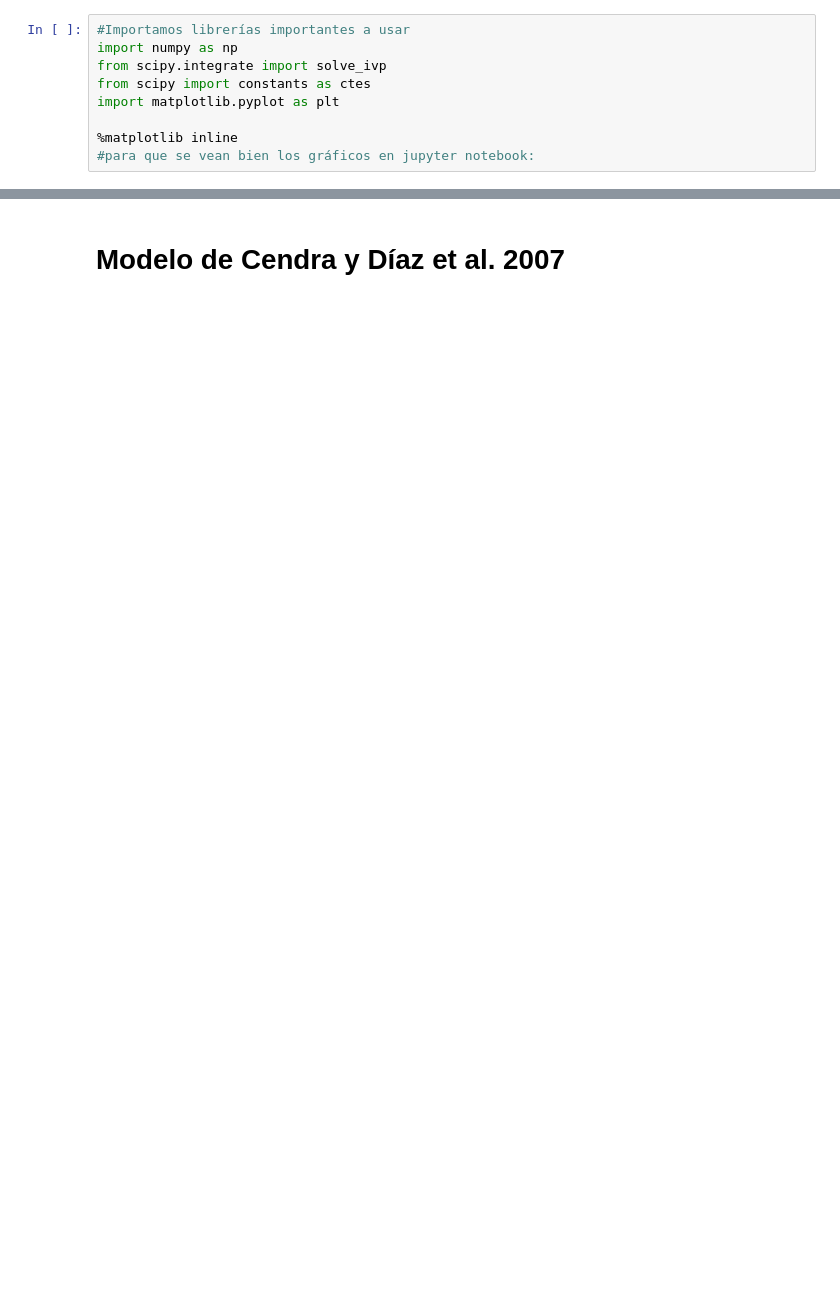
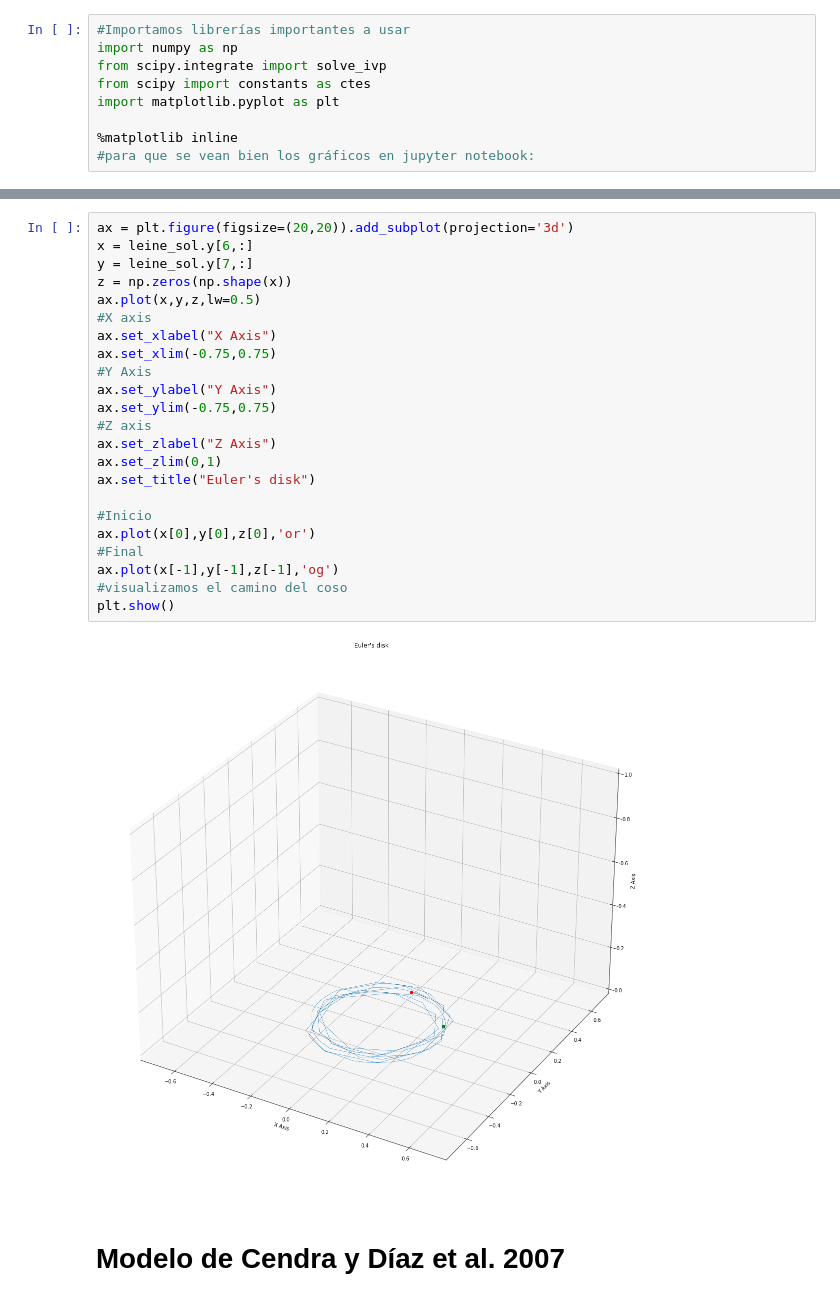
Before and after one commit to Luchomerenda3/TrabajoFinal_Mecanica2021, a Jupyter notebook: Trabajo_final_Mecanica_eulerdisk.ipynb, the cells around one changed output, grey strips where cells are left out. Drawn from its saved outputs; the diff is of its cells as text; blank space fills up the shorter version.

```diff
--- a/Trabajo_final_Mecanica_eulerdisk.ipynb
+++ b/Trabajo_final_Mecanica_eulerdisk.ipynb
@@ -141,3 +186,28 @@ Required step size is less than spacing between numbers.
+# %%
+ax = plt.figure(figsize=(20,20)).add_subplot(projection='3d')
+x = leine_sol.y[6,:]
+y = leine_sol.y[7,:]
+z = np.zeros(np.shape(x))
+ax.plot(x,y,z,lw=0.5)
+#X axis
+ax.set_xlabel("X Axis")
+ax.set_xlim(-0.75,0.75)
+#Y Axis
+ax.set_ylabel("Y Axis")
+ax.set_ylim(-0.75,0.75)
+#Z axis
+ax.set_zlabel("Z Axis")
+ax.set_zlim(0,1)
+ax.set_title("Euler's disk")
+
+#Inicio
+ax.plot(x[0],y[0],z[0],'or')
+#Final
+ax.plot(x[-1],y[-1],z[-1],'og')
+#visualizamos el camino del coso
+plt.show()
+# %% [output]
+[figure, added]
 # %% [markdown]
 # Modelo de Cendra y Díaz et al. 2007
 # %% [markdown]
```
Also changed, not shown: parts of 4 cells of this notebook.
